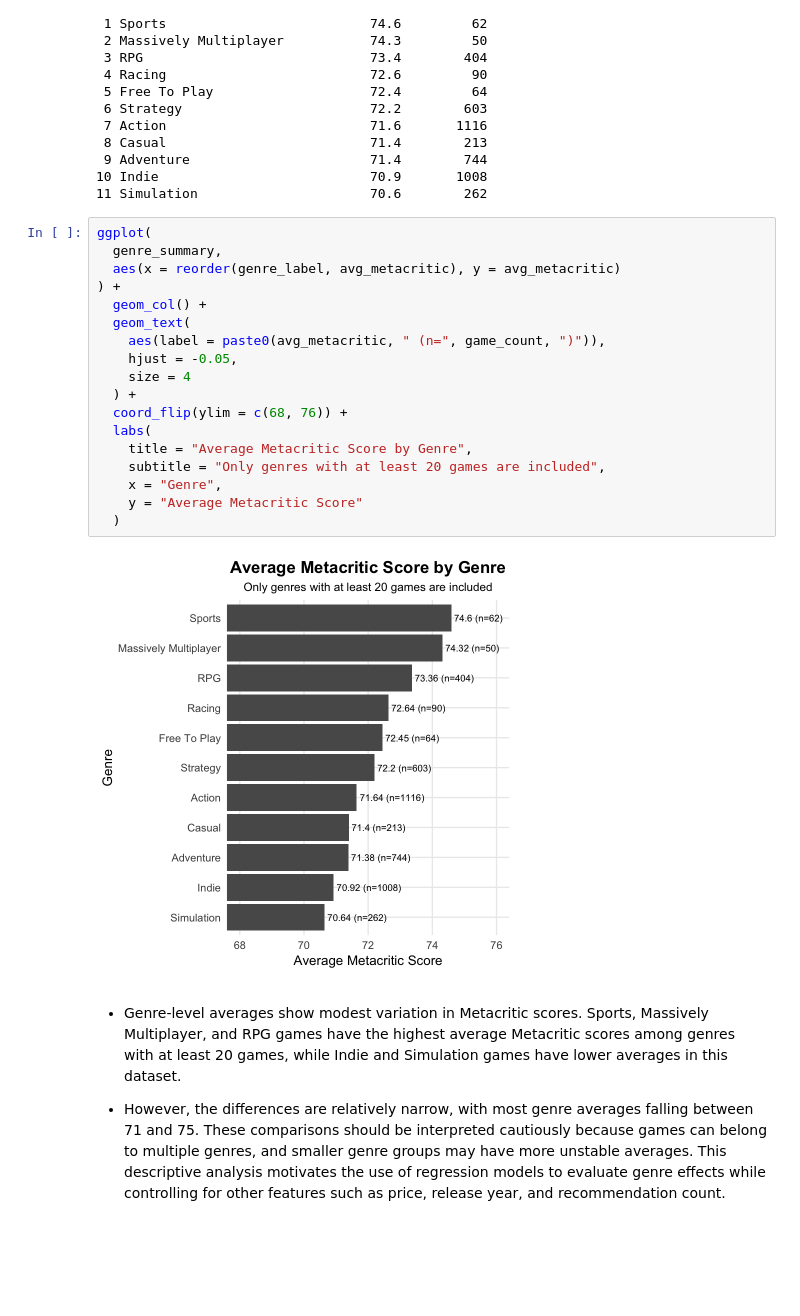
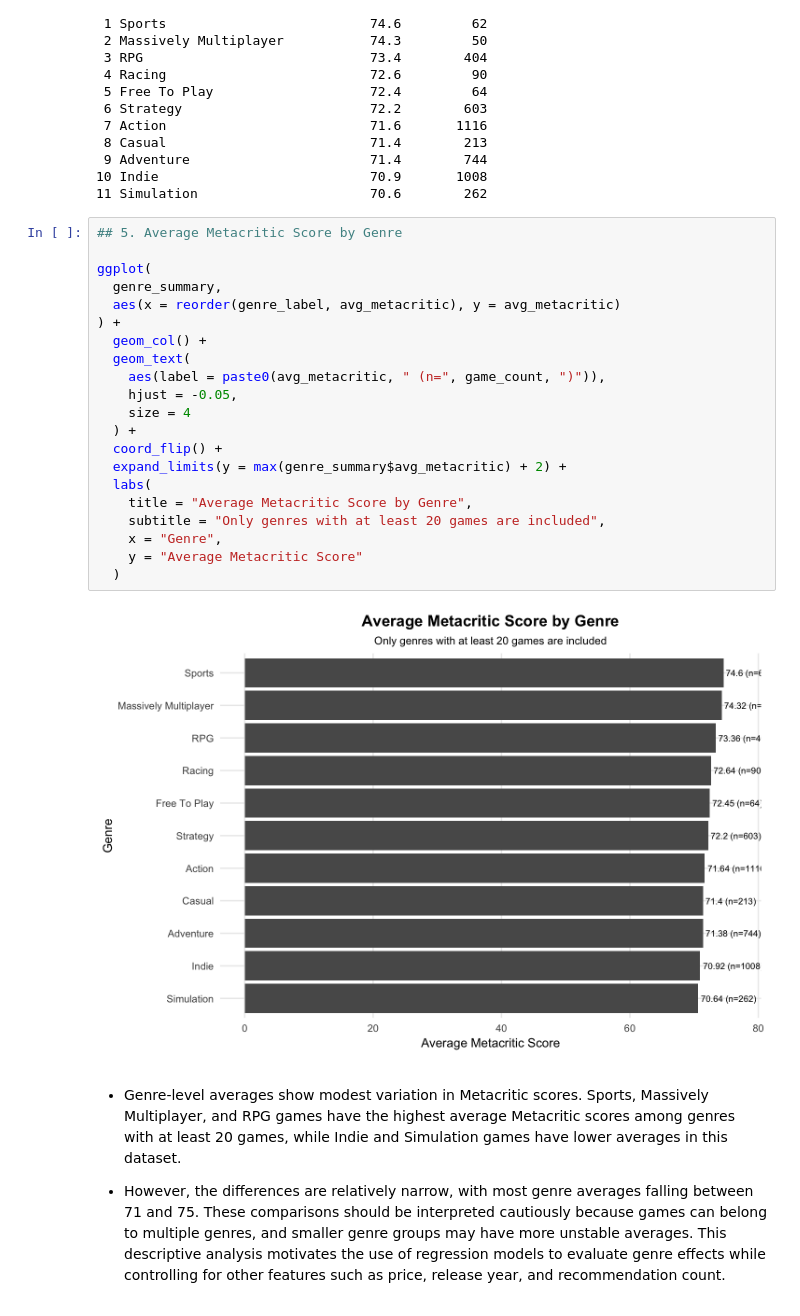
Before and after one commit to Kevinjym/steam-game-market-analytics, a Jupyter notebook: notebooks/steam_game_market_analysis.ipynb, the cells around one changed output. Drawn from its saved outputs; the diff is of its cells as text; blank space fills up the shorter version.

```diff
--- a/notebooks/steam_game_market_analysis.ipynb
+++ b/notebooks/steam_game_market_analysis.ipynb
@@ -333,25 +334,28 @@ genre_summary %>%
 10 Indie                           70.9       1008
 11 Simulation                      70.6        262
 # %%
+## 5. Average Metacritic Score by Genre
+
 ggplot(
   genre_summary,
   aes(x = reorder(genre_label, avg_metacritic), y = avg_metacritic)
 ) +
   geom_col() +
   geom_text(
     aes(label = paste0(avg_metacritic, " (n=", game_count, ")")),
     hjust = -0.05,
     size = 4
   ) +
-  coord_flip(ylim = c(68, 76)) +
+  coord_flip() +
+  expand_limits(y = max(genre_summary$avg_metacritic) + 2) +
   labs(
     title = "Average Metacritic Score by Genre",
     subtitle = "Only genres with at least 20 games are included",
     x = "Genre",
     y = "Average Metacritic Score"
   )
 # %% [output]
-[figure, old version]
+[figure, new version]
 # %% [markdown]
 - Genre-level averages show modest variation in Metacritic scores. Sports, Massively Multiplayer, and RPG games have the highest average Metacritic scores among genres with at least 20 games, while Indie and Simulation games have lower averages in this dataset.
 
```
Also changed, not shown: parts of 21 cells of this notebook, 30 other files.
